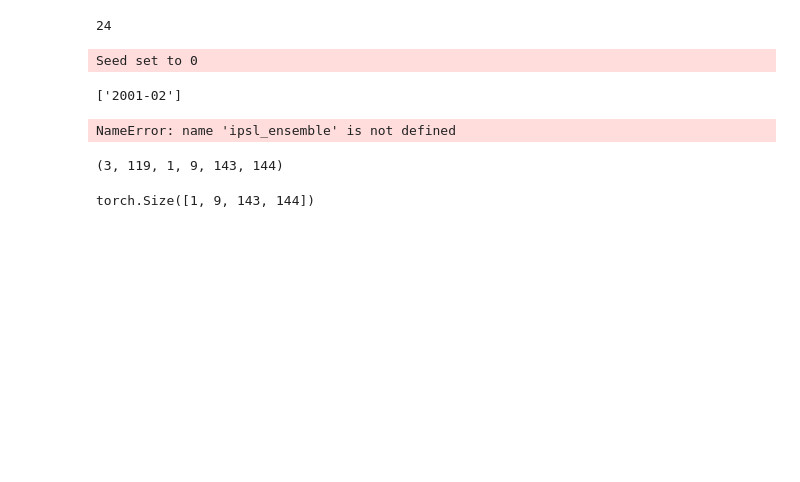
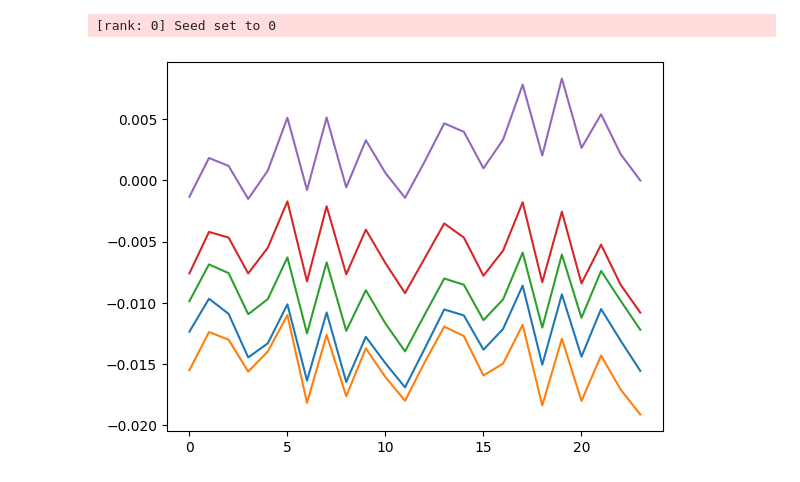
Before and after one commit to grahamclyne/ipsl_dcpp, a Jupyter notebook: ipsl_dcpp/model/ensemble_analysis.ipynb, the cells around one changed output. Saved outputs shown, nothing was run; the diff lists cells and outputs as text; code cells hidden in the pictures; blank space fills up the shorter version.

```diff
--- a/ipsl_dcpp/model/ensemble_analysis.ipynb
+++ b/ipsl_dcpp/model/ensemble_analysis.ipynb
@@ -1,24 +1,22 @@
 # %%
 import pickle
+
 ensembles = []
 
-for i in range(0,1):
-    ensembles.append(pickle.load(open(f'../{i}_rollout_from_diff_ensemble_with_t_and_prev.pkl', 'rb')))
+for i in range(0,2):
+    ensembles.append(pickle.load(open(f'../{i}_rollout_v_predictions_30year_ssp_585_20e12882.pkl', 'rb')))
+num_steps = len(ensembles[0]['state_surface'])
-# %%
-ensembles[0]['state_surface']
-# %% [output]
-24
 # %%
-from ipsl_dcpp.model.ipsl_dataset import IPSL_DCPP
+#from ipsl_dcpp.model.ipsl_dataset import IPSL_DCPP
 import torch
 import lightning as pl
-from ipsl_dcpp.model.pangu import PanguWeather
+#from ipsl_dcpp.model.pangu import PanguWeather
 from hydra import compose, initialize
 from omegaconf import OmegaConf
 
 import hydra
 import os
-os.environ['SLURM_NTASKS_PER_NODE'] = '1'
+#os.environ['SLURM_NTASKS_PER_NODE'] = '1'
 #torch.set_default_dtype(torch.float32)
 # os.environ["CUDA_VISIBLE_DEVICES"]=""
 #torch.set_default_tensor_type(torch.FloatTensor)
@@ -59,5 +57,5 @@ val_dataloader = torch.utils.data.DataLoader(
     num_workers=1
 )
 # %% [output]
-Seed set to 0
+[rank: 0] Seed set to 0
 # %%
@@ -70,22 +71,12 @@ for b in range(118 * 6):
 # %%
-import numpy as np
 batch_timeseries_state = [x['state_surface'] for x in batch_timeseries]
-ipsl_ensemble = np.stack(np.array_split(np.stack(batch_timeseries_state),6)[:-1])
+ipsl_ensemble = np.stack(np.array_split(np.stack(batch_timeseries_state[:118 * 3 * 6]),6)[:-1])
 ipsl_ensemble[ipsl_ensemble == 0] = 'nan'
+import matplotlib.pyplot as plt
+for i in ipsl_ensemble:
+    plt.plot(np.nanmean(i[:24,0,4],axis=(-1,-2)))
+# %% [output]
+[figure, added]
-# %%
-batch_timeseries[0]['time']
-# %% [output]
-['2001-02']
-# %%
-import matplotlib.pyplot as plt
-for i in ipsl_ensemble:
-    plt.plot(np.nanmean(i[:24,0,4],axis=(-1,-2)))
-# %% [output]
-NameError: name 'ipsl_ensemble' is not defined
-# %%
-ipsl_ensemble.shape
-# %% [output]
-(3, 119, 1, 9, 143, 144)
 # %%
 batch_denormed = []
 denormed_ensembles = []
@@ -109,10 +100,6 @@ for i in range(1):
 
 # for i in ensemble0['state_surface']:
 #     print(i.shape)
-# %%
-denormalized[0].shape
-# %% [output]
-torch.Size([1, 9, 143, 144])
 # %%
 import xarray as xr
 import matplotlib.pyplot as plt
```
Also changed, not shown: parts of 25 cells of this notebook, 19 other files.
